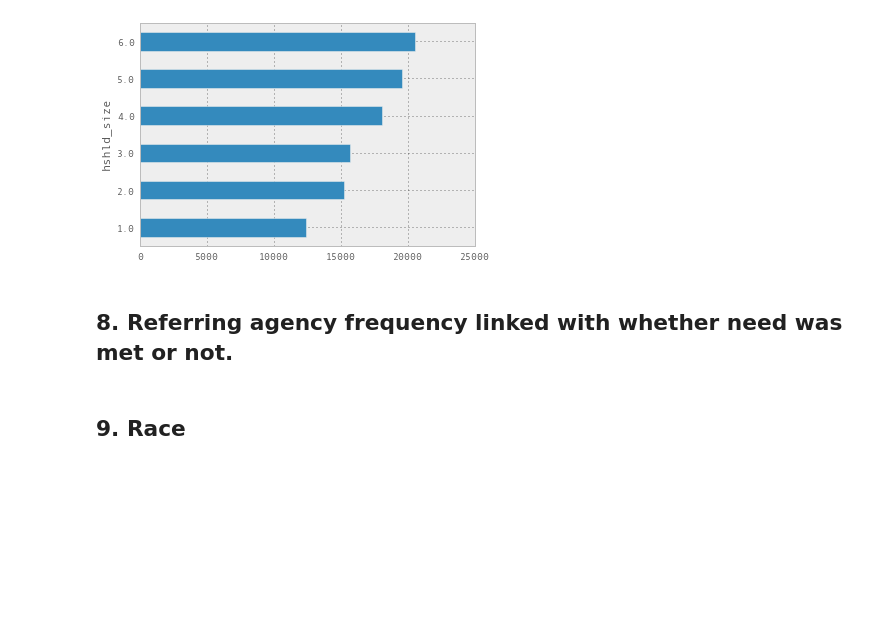
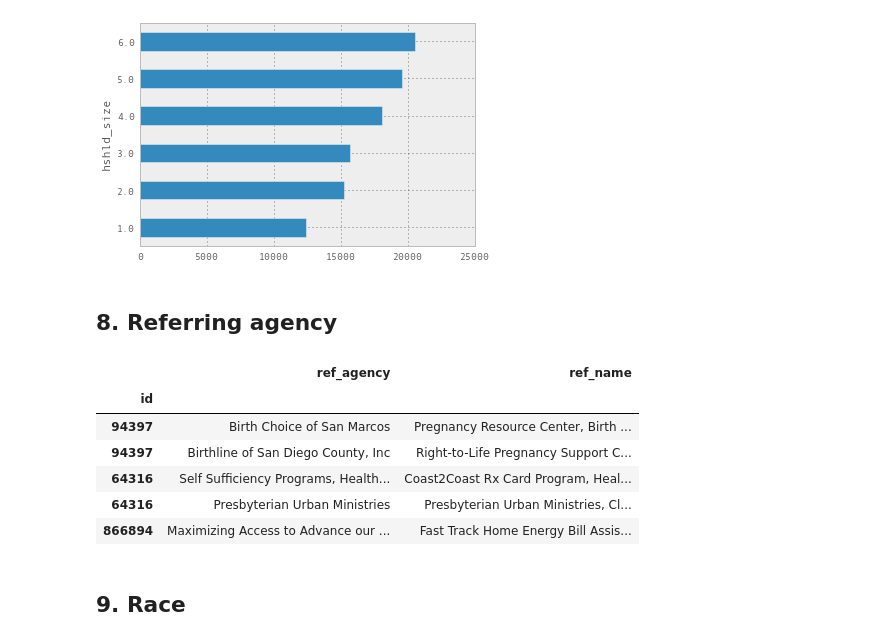
Before and after one commit to sandiegodata-projects/211sandiego-org-17-call_analysis, a Jupyter notebook: analysts/gonzaloprofile.ipynb, the cells around one changed output. Cells and saved outputs as stored; diff of their text form; code cells hidden in the pictures; blank space fills up the shorter version.

```diff
--- a/analysts/gonzaloprofile.ipynb
+++ b/analysts/gonzaloprofile.ipynb
@@ -16,16 +16,21 @@ numpy 1.8.2
 # %%
 # cache_url will download the URL and store it in a local file, but when it is called a second time, it uses the
 # downloaded file. You'll have to delete the file externally to get an update.
+
 fn  = cache_url('http://warehouse.sandiegodata.org/211/fc22cee6-acfa-4236-a6cb-e0d887eba178/211_deduped_service_calls.csv')
 fn2 = cache_url('http://warehouse.sandiegodata.org/211/fc22cee6-acfa-4236-a6cb-e0d887eba178/211_need_tax.csv')
 fn3 = cache_url('http://warehouse.sandiegodata.org/211/fc22cee6-acfa-4236-a6cb-e0d887eba178/211_orig_service_calls.csv')
+fn4 = cache_url('http://warehouse.sandiegodata.org/211/fc22cee6-acfa-4236-a6cb-e0d887eba178/211_agencies.csv')
+
 print fn
 print fn2
 print fn3
 
 # Read_csv guesses that some columns are numbers, and complains when a string appears, so we have to be
 # explicit about the datatyps of these columns.
+
 deduped = pd.read_csv(fn,dtype =   {15: str, 25: str, 27: str})
 needs = pd.read_csv(fn2)
 orig = pd.read_csv(fn3)
+agencies = pd.read_csv(fn4)
 # %% [output]
@@ -218,7 +194,21 @@ income.groupby('hshld_size').hshld_income.mean().plot(kind='barh')
 <matplotlib.axes.AxesSubplot at 0x...>
 [figure]
 # %% [markdown]
-## 8. Referring agency frequency linked with whether need was met or not.
+## 8. Referring agency
+# %%
+#Setting Index for NEEDS
+agencies = agencies.drop('id', 1)
+agencies = agencies.set_index(['calls_id'])
+agencies.index.names = ['id']
+agencies.head()
+# %% [output]
+|  | ref_agency | ref_name |
+| id |  |  |
+| 94397 | Birth Choice of San Marcos | Pregnancy Resource Center, Birth ... |
+| 94397 | Birthline of San Diego County, Inc | Right-to-Life Pregnancy Support C... |
+| 64316 | Self Sufficiency Programs, Health... | Coast2Coast Rx Card Program, Heal... |
+| 64316 | Presbyterian Urban Ministries | Presbyterian Urban Ministries, Cl... |
+| 866894 | Maximizing Access to Advance our ... | Fast Track Home Energy Bill Assis... |
 # %% [markdown]
 ## 9. Race
 # %%
```
Also changed, not shown: parts of 21 cells of this notebook.
